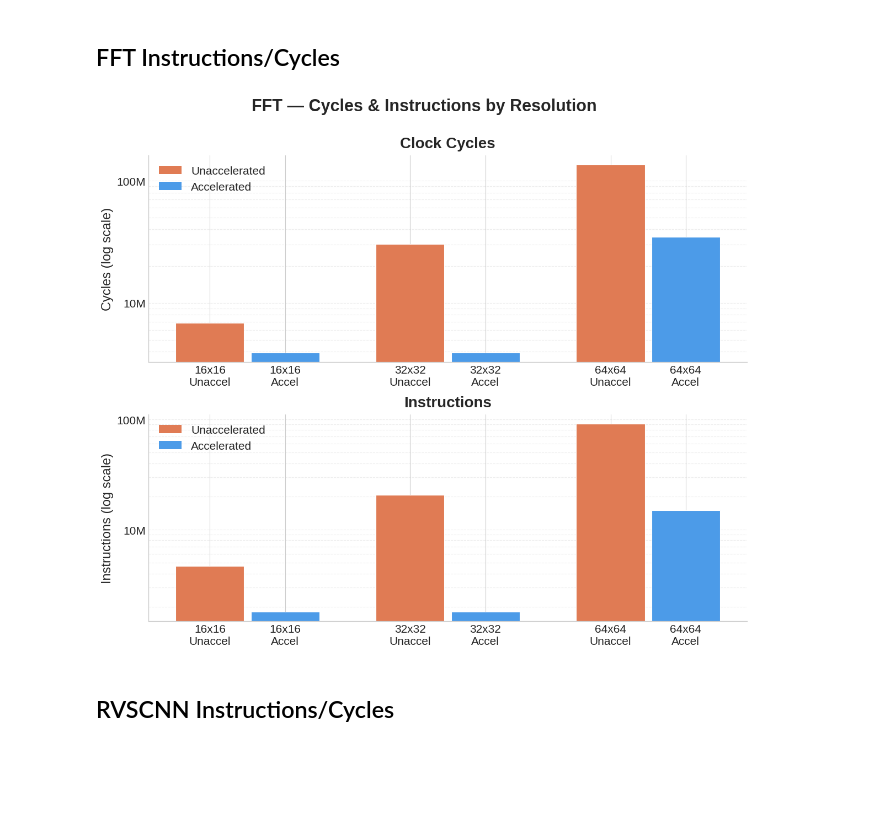
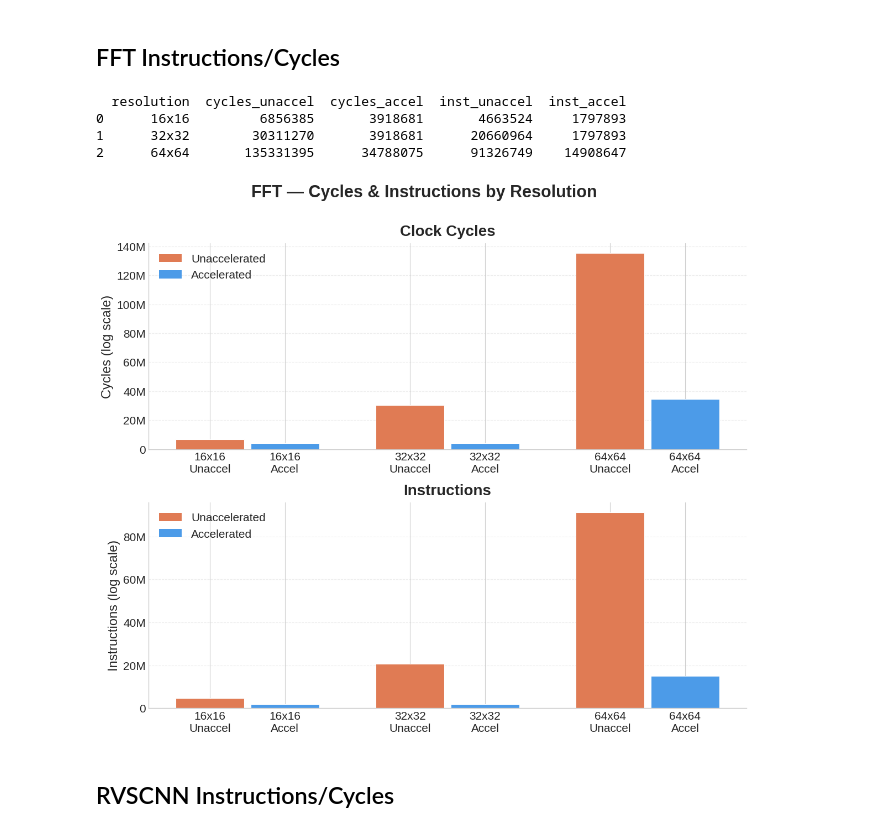
Before and after one commit to juandiegoproch/FNO_acceltests, a Jupyter notebook: graphs.ipynb, the cells around one changed output. Drawn from its saved outputs; the diff is of its cells as text; code cells hidden in the pictures; blank space fills up the shorter version.

```diff
--- a/graphs.ipynb
+++ b/graphs.ipynb
@@ -188,6 +272,8 @@ plt.show()
 temp = results[results["accelerator"] == "FFT"][
     ["resolution", "cycles_unaccel", "cycles_accel", "inst_unaccel", "inst_accel"]
 ].reset_index(drop=True)
+
+print(temp)
 
 UNACCEL_COLOR = "#E07B54"
 ACCEL_COLOR   = "#4C9BE8"
@@ -201,35 +287,39 @@ x_positions = np.array([0, 0.9, 2.4, 3.3, 4.8, 5.7])
 labels       = [f"{r}\n{t}" for r in temp["resolution"] for t in ("Unaccel", "Accel")]
 colors       = [UNACCEL_COLOR, ACCEL_COLOR] * len(temp)
 legend_els   = [Patch(facecolor=UNACCEL_COLOR, label="Unaccelerated"),
                 Patch(facecolor=ACCEL_COLOR,   label="Accelerated")]
 
 fig, (ax1, ax2) = plt.subplots(2, 1, figsize=(12, 10))
 fig.suptitle("FFT — Cycles & Instructions by Resolution", fontsize=22, fontweight="bold", y=1.01)
 
 for ax, col_u, col_a, title, ylabel in [
     (ax1, "cycles_unaccel", "cycles_accel", "Clock Cycles",  "Cycles (log scale)"),
     (ax2, "inst_unaccel",   "inst_accel",   "Instructions",  "Instructions (log scale)"),
 ]:
     vals = [v for _, row in temp.iterrows() for v in (row[col_u], row[col_a])]
     ax.bar(x_positions, vals, width=BAR_WIDTH, color=colors, edgecolor="white", linewidth=0.8)
     ax.set_title(title, fontsize=FS_TITLE, fontweight="bold", pad=10)
     ax.set_ylabel(ylabel, fontsize=FS_LABEL)
     ax.set_xticks(x_positions)
     ax.set_xticklabels(labels, fontsize=FS_TICK)
-    ax.set_yscale("log")
+    #ax.set_yscale("log")
     ax.yaxis.set_major_formatter(mticker.FuncFormatter(
         lambda x, _: f"{x/1e6:.0f}M" if x >= 1e6 else (f"{x/1e3:.0f}K" if x >= 1e3 else f"{x:.0f}")
     ))
     ax.tick_params(axis="y", labelsize=FS_TICK)
     ax.spines[["top", "right"]].set_visible(False)
     ax.grid(axis="y", linestyle="--", alpha=0.35, which="both")
     ax.legend(handles=legend_els, loc="upper left", fontsize=FS_LEGEND)
 
 plt.tight_layout()
 plt.savefig(f"./figures/fft_acceleration_rawdata.png", dpi=150, bbox_inches="tight")
 plt.show()
 # %% [output]
+  resolution  cycles_unaccel  cycles_accel  inst_unaccel  inst_accel
+0      16x16         6856385       3918681       4663524     1797893
+1      32x32        30311270       3918681      20660964     1797893
+2      64x64       135331395      34788075      91326749    14908647
-[figure, old version]
+[figure, new version]
 # %% [markdown]
 ## RVSCNN Instructions/Cycles
 # %%
```
Also changed, not shown: parts of 10 cells of this notebook, 35 other files.
